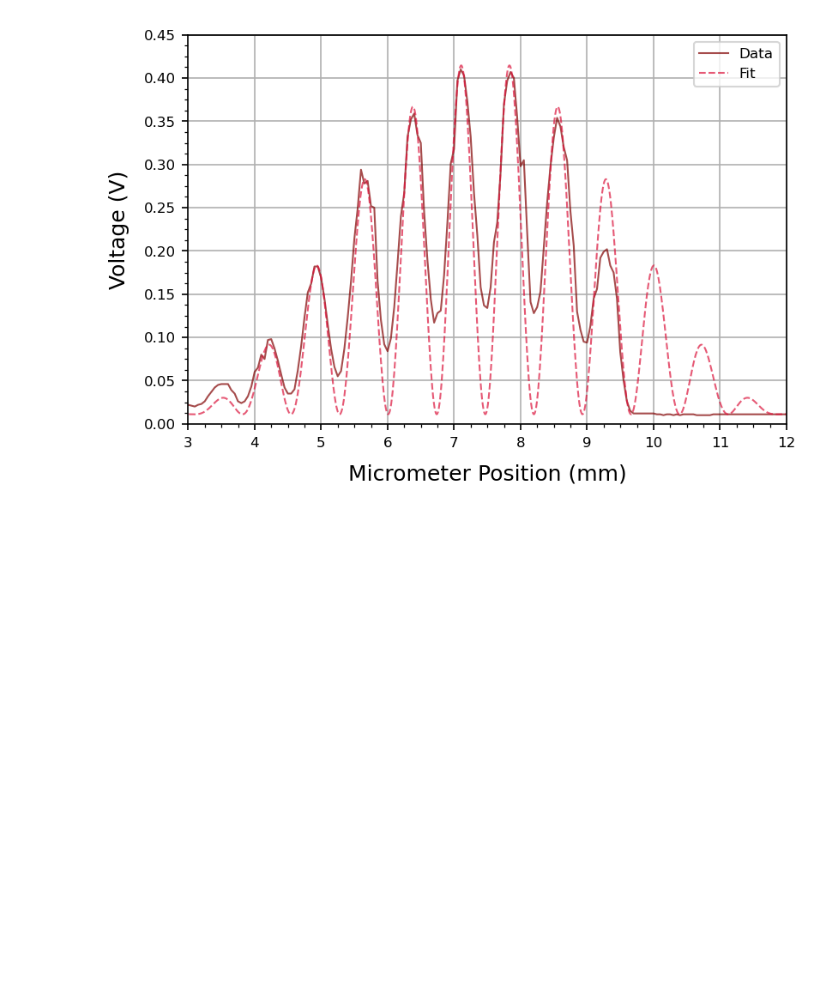
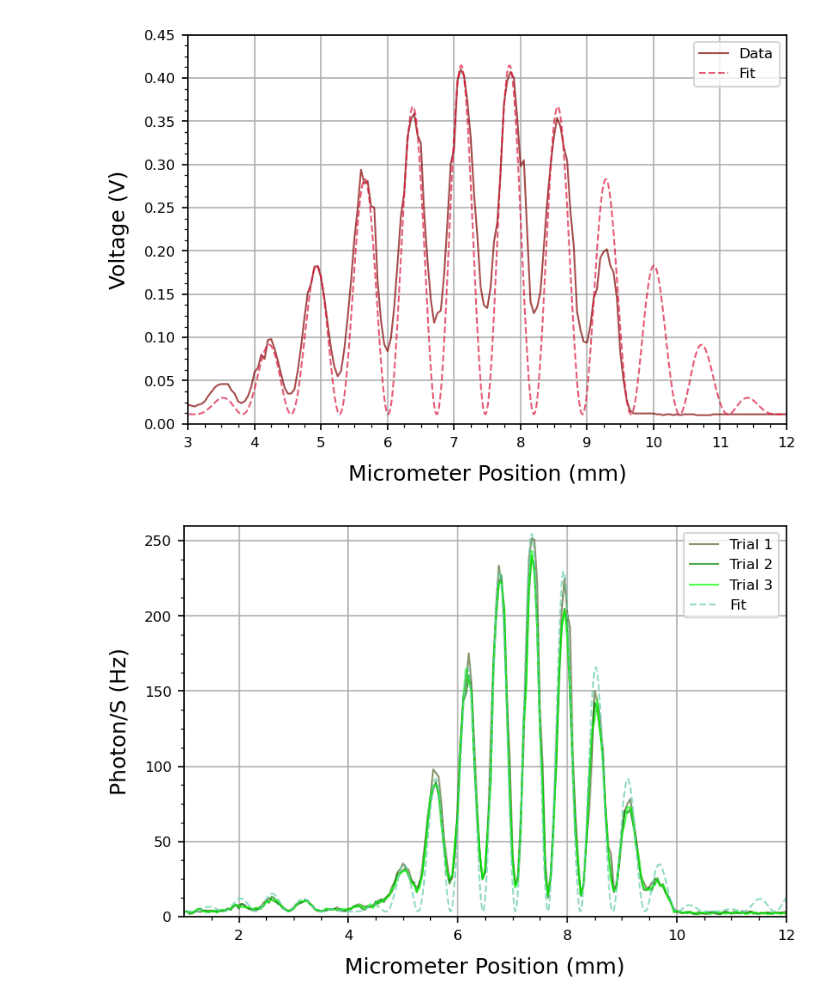
Before and after one commit to parallax-xallaraq/PHSX616, a Jupyter notebook: Lab1 - Two Slit Interference/Code/Fitting.ipynb, the cells around one changed output. Cells and saved outputs as stored; diff of their text form; code cells hidden in the pictures; blank space fills up the shorter version.

Commit message:
fit green bulb 2 slit

```diff
--- a/Lab1 - Two Slit Interference/Code/Fitting.ipynb
+++ b/Lab1 - Two Slit Interference/Code/Fitting.ipynb
@@ -143,3 +144,42 @@ myplt.PlotMultiXY(
 )
 # %% [output]
 [figure]
+# %%
+def Interference_v2(x, I0, alpha) :
+    return I0 * (np.cos(x*alpha))**2
+
+def Envelope_v2(x, I0, beta) :
+    return I0 * (np.sin(x*beta) / (x*beta))**2
+
+def I_v2(x, I0, alpha, beta) :
+    return I0 * (np.sin(x*beta) / (x*beta))**2 * (np.cos(x*alpha))**2
+
+I0avg = ( tables['Bulb 2s t1']['I0'] + tables['Bulb 2s t1']['I0'] + tables['Bulb 2s t1']['I0'] ) / 3
+expKey = 'Bulb 2s t1'
+tables[expKey]['Alpha'] = 5.3
+tables[expKey]['Beta']  = 0.95
+xfit = GetX((-7,7))
+yfit = I_v2(xfit, I0avg, tables[expKey]['Alpha'], tables[expKey]['Beta'])
+# yfit = Envelope_v2(xfit,I0avg,tables[expKey]['Beta'] )
+# yfit = Interference_v2(xfit,I0avg,tables[expKey]['Alpha'])
+
+myplt.PlotMultiXY(
+    x = [   tables['Bulb 2s t1']['Micrometer Position (mm)']+0.5, # shift right to align with other lines
+            tables['Bulb 2s t2']['Micrometer Position (mm)'],
+            tables['Bulb 2s t3']['Micrometer Position (mm)'],
+            xfit + GetXShift(tables, expKey, 'Micrometer Position (mm)', 'Photon/S (Hz)') + 0.5 ],
+    y = [   tables['Bulb 2s t1']['Photon/S (Hz)'],
+            tables['Bulb 2s t2']['Photon/S (Hz)'],
+            tables['Bulb 2s t3']['Photon/S (Hz)'],
+            yfit + GetYShift(tables, expKey, 'Photon/S (Hz)') ],
+    xlab        = 'Micrometer Position (mm)',
+    ylab        = 'Photon/S (Hz)',
+    color       = [ 'darkolivegreen', 'green', 'lime','mediumaquamarine' ],
+    linestyle   = [ '-', '-', '-','--' ],
+    legend      = [ 'Trial 1', 'Trial 2', 'Trial 3', 'Fit' ],
+    xlim        = [1,12],
+    ylim        = [0,260],
+    fileName = path_fig + 'Fit_Bulb2st123.png'
+)
+# %% [output]
+[figure, added]
```
Also changed, not shown: parts of 1 cell of this notebook, 1 other file.
